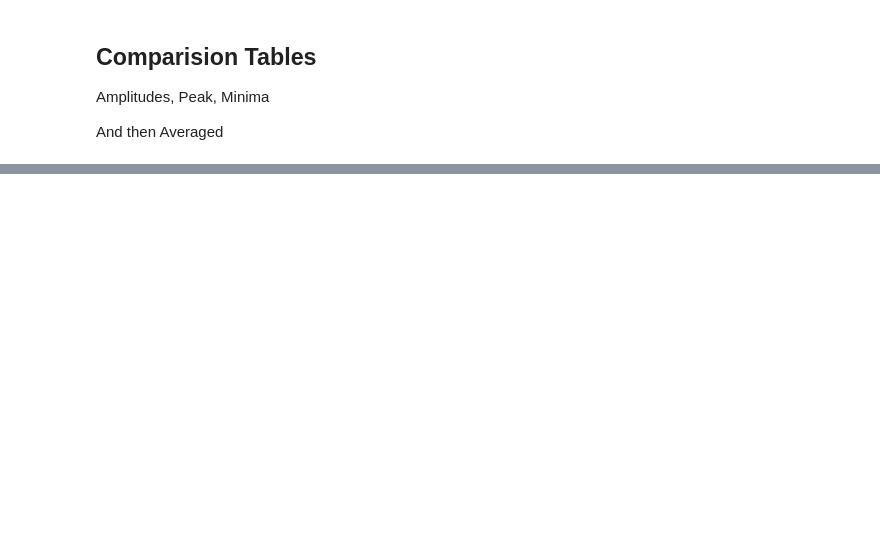
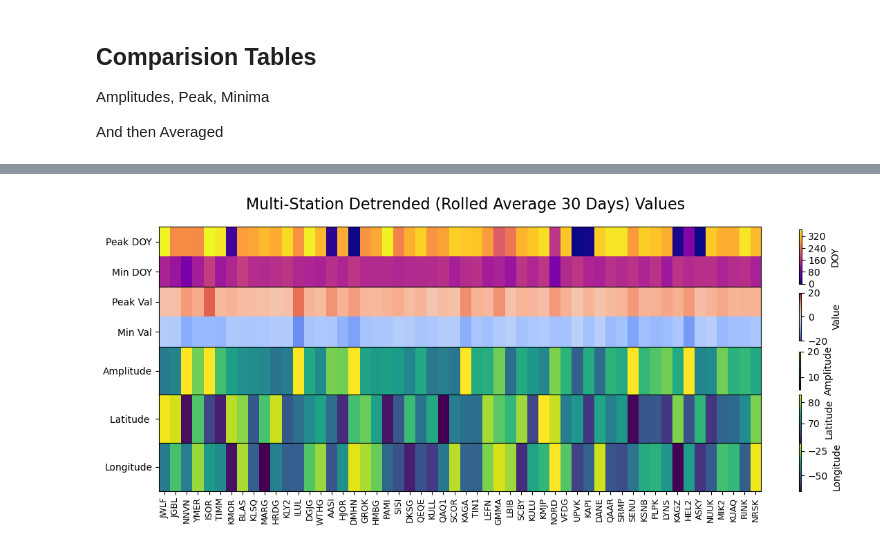
Before and after one commit to diegorvar/signal-processing-enu, a Jupyter notebook: VisualizationDaily.ipynb, the cells around one changed output, grey strips where cells are left out. Cells and saved outputs as stored; diff of their text form; code cells hidden in the pictures; blank space fills up the shorter version.

```diff
--- a/VisualizationDaily.ipynb
+++ b/VisualizationDaily.ipynb
@@ -1015,0 +982,72 @@ plt.show()
+# %%
+import numpy as np
+import matplotlib.pyplot as plt
+from matplotlib import gridspec
+from matplotlib.ticker import MaxNLocator
+
+
+arr = np.array(all_station_averages).T
+row_labels = ['Peak DOY', 'Peak Value', 'Min DOY', 'Min Value', 'Amplitude', 'Latitude', 'Longitude']
+stations = stations_processed
+
+fig = plt.figure(figsize=(12, 5))
+gs = gridspec.GridSpec(5, 1, height_ratios=[1, 1, 0.8, 0.8, 0.8], hspace=0.0)
+
+# ---- 1. DOY (Cyclical) ----
+ax1 = fig.add_subplot(gs[0])
+doy_data = arr[0:3:2]  # Peak DOY, Min DOY
+im1 = ax1.imshow(doy_data, aspect='auto', cmap='plasma', vmin=0, vmax=365)
+ax1.set_yticks([0, 1])
+ax1.set_yticklabels(['Peak DOY', 'Min DOY'])
+ax1.tick_params(axis='x', which='both', bottom=False, labelbottom=False)
+cbar = fig.colorbar(im1, ax=ax1, orientation='vertical', label='DOY', shrink=0.9)
+cbar.locator = MaxNLocator(nbins=5)
+cbar.update_ticks()
+
+# ---- 2. Peak/Min Values ----
+ax2 = fig.add_subplot(gs[1], sharex=ax1)
+val_data = arr[1:4:2]  # Peak Val, Min Val
+im2 = ax2.imshow(val_data, aspect='auto', cmap='coolwarm', vmin=-20, vmax=20)
+ax2.set_yticks([0, 1])
+ax2.set_yticklabels(['Peak Val', 'Min Val'])
+ax2.tick_params(axis='x', which='both', bottom=False, labelbottom=False)
+fig.colorbar(im2, ax=ax2, orientation='vertical', label='Value', shrink=0.8)
+
+
+# ---- 3. Amplitude ----
+ax3 = fig.add_subplot(gs[2], sharex=ax1)
+amp_data = arr[4:5]  # Amplitude only
+im3 = ax3.imshow(amp_data, aspect='auto', cmap='viridis', vmin=5, vmax=20)
+ax3.set_yticks([0])
+ax3.set_yticklabels(['Amplitude'])
+ax3.tick_params(axis='x', which='both', bottom=False, labelbottom=False)
+fig.colorbar(im3, ax=ax3, orientation='vertical', label='Amplitude', shrink=0.8)
+
+# ---- 3. Lat ----
+ax4 = fig.add_subplot(gs[3], sharex=ax1)
+lat_data = arr[5:6]  # Amplitude only
+im4 = ax4.imshow(lat_data, aspect='auto', cmap='viridis')
+ax4.set_yticks([0])
+ax4.set_yticklabels(['Latitude '])
+ax4.tick_params(axis='x', which='both', bottom=False, labelbottom=False)
+
+fig.colorbar(im4, ax=ax4, orientation='vertical', label='Latitude')
+
+# ---- 3. Longitude ----
+ax5 = fig.add_subplot(gs[4], sharex=ax1)
+lon_data = arr[6:7]  # Amplitude only
+im5 = ax5.imshow(lon_data, aspect='auto', cmap='viridis')
+ax5.set_yticks([0])
+ax5.set_yticklabels(['Longitude'])
+ax5.set_xticks(np.arange(len(stations)))
+ax5.set_xticklabels(stations, rotation=90, fontsize=9)
+fig.colorbar(im5, ax=ax5, orientation='vertical', label='Longitude')
+
+# ---- Global formatting ----
+fig.suptitle("Multi-Station Detrended (Rolled Average 30 Days) Values", fontsize=16, y=0.98, x=0.45)
+ax3.set_xlabel("Station")
+
+plt.tight_layout()
+plt.show()
+# %% [output]
+[figure, added]
```
Also changed, not shown: parts of 10 cells of this notebook, 20 other files.
